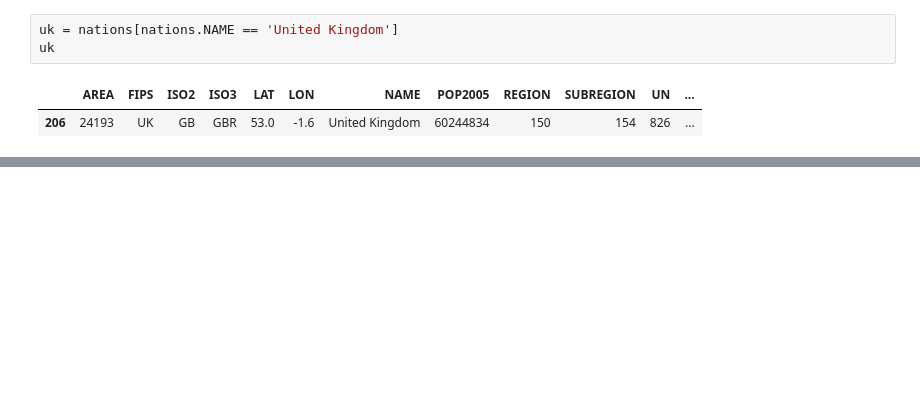
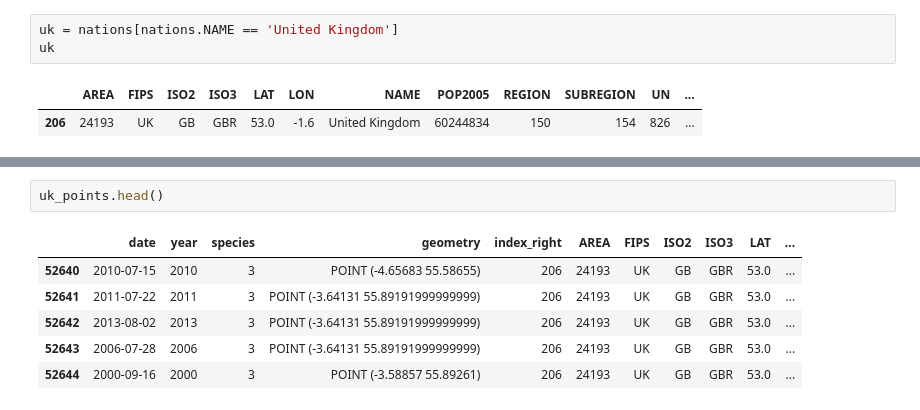
Before and after one commit to Vizzuality/eubon_butterflies, a Jupyter notebook: dev_notebooks/national_vector_only.ipynb, the cells around one changed output, grey strips where cells are left out. Cells and saved outputs as stored; diff of their text form; blank space fills up the shorter version.

```diff
--- a/dev_notebooks/national_vector_only.ipynb
+++ b/dev_notebooks/national_vector_only.ipynb
@@ -93 +99,10 @@ test= series.buffer(0.05)
+# %%
+uk_points.head()
+# %% [output]
+|  | date | year | species | geometry | index_right | AREA | FIPS | ISO2 | ISO3 | LAT | ... |
+| 52640 | 2010-07-15 | 2010 | 3 | POINT (-4.65683 55.58655) | 206 | 24193 | UK | GB | GBR | 53.0 | ... |
+| 52641 | 2011-07-22 | 2011 | 3 | POINT (-3.64131 55.89191999999999) | 206 | 24193 | UK | GB | GBR | 53.0 | ... |
+| 52642 | 2013-08-02 | 2013 | 3 | POINT (-3.64131 55.89191999999999) | 206 | 24193 | UK | GB | GBR | 53.0 | ... |
+| 52643 | 2006-07-28 | 2006 | 3 | POINT (-3.64131 55.89191999999999) | 206 | 24193 | UK | GB | GBR | 53.0 | ... |
+| 52644 | 2000-09-16 | 2000 | 3 | POINT (-3.58857 55.89261) | 206 | 24193 | UK | GB | GBR | 53.0 | ... |
 # %%
```
Also changed, not shown: parts of 27 cells of this notebook, 5 other files.
